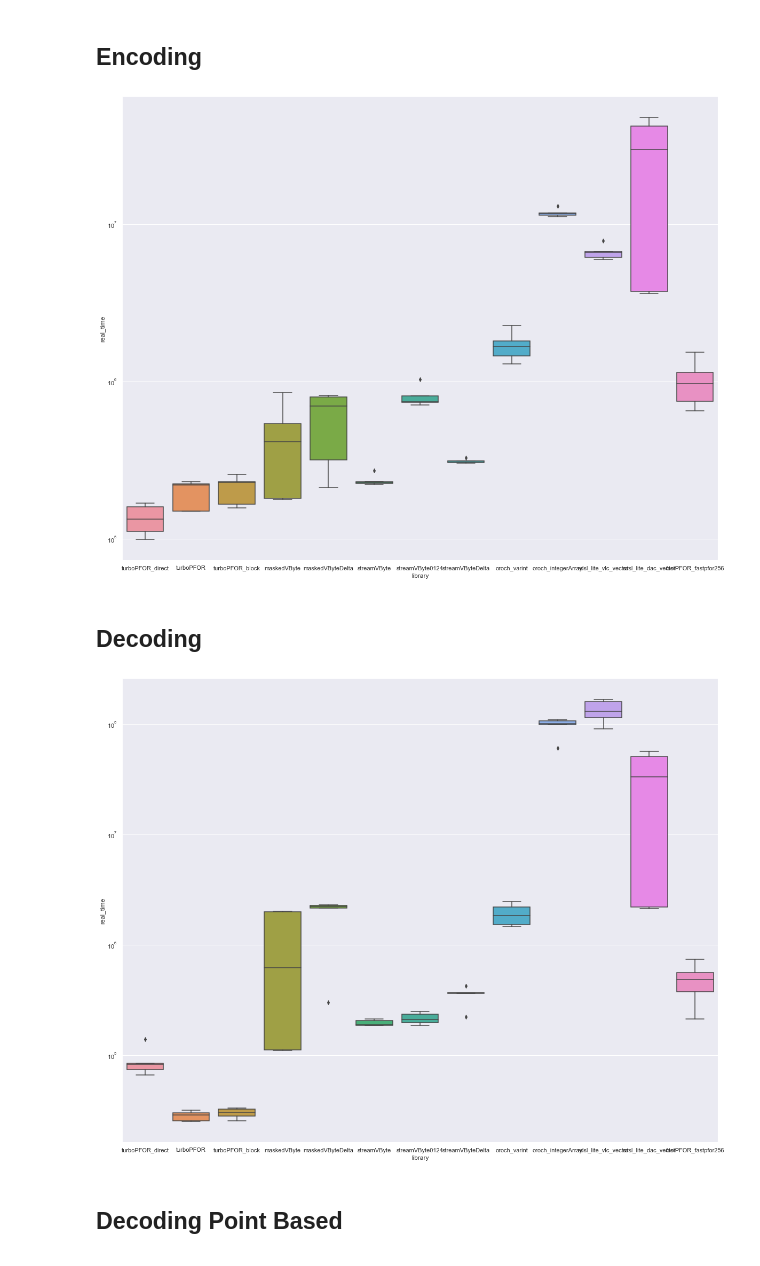
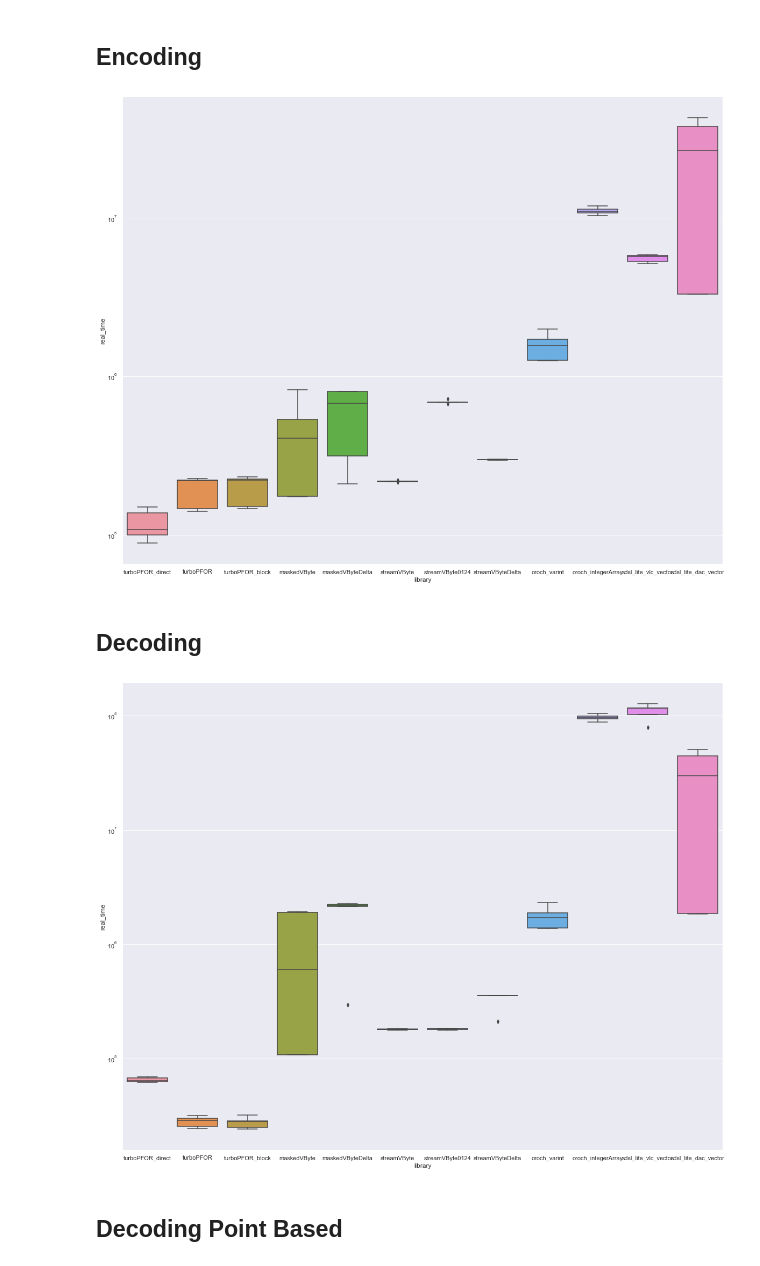
Before and after one commit to linuslh1996/column-compression, a Jupyter notebook: AnalyseBenchmarkResults.ipynb, the cells around one changed output. Cells and saved outputs as stored; diff of their text form; code cells hidden in the pictures.

```diff
--- a/AnalyseBenchmarkResults.ipynb
+++ b/AnalyseBenchmarkResults.ipynb
@@ -18,22 +18,25 @@ benchmark_speeds = benchmark_speeds.loc[~benchmark_speeds["name"].str.contains("
 benchmark_speeds["input_data"] = [name.split("get_with_")[1] for name in benchmark_speeds["name"]]
 benchmark_speeds["library"] = [name.split("/")[1].split("_benchmark")[0] for name in benchmark_speeds["name"]]
 benchmark_speeds["process_type"] = [name.split("_benchmark_")[1].split("_get")[0] for name in benchmark_speeds["name"]]
+
+filtered_fast_pfor_codecs: DataFrame = benchmark_speeds.loc[~(benchmark_speeds["library"].str.contains("fastPFOR"))]
+dataset_filtered: DataFrame = filtered_fast_pfor_codecs
 # %% [markdown]
 ## Encoding
 # %%
-encoding: DataFrame = benchmark_speeds.loc[benchmark_speeds["process_type"] == "encoding"]
+encoding: DataFrame = dataset_filtered.loc[dataset_filtered["process_type"] == "encoding"]
 plot: sns.boxplot = sns.boxplot(data=encoding, x="library", y="real_time")
 plot.set_yscale("log")
 # %% [output]
-[figure, old version]
+[figure, new version]
 # %% [markdown]
 ## Decoding
 # %%
-decoding: DataFrame = benchmark_speeds.loc[benchmark_speeds["process_type"] == "decoding"]
+decoding: DataFrame = dataset_filtered.loc[dataset_filtered["process_type"] == "decoding"]
 plot: sns.boxplot = sns.boxplot(data=decoding, x="library", y="real_time")
 plot.set_yscale("log")
 # %% [output]
-[figure, old version]
+[figure, new version]
 # %% [markdown]
 ## Decoding Point Based
 # %%
```
Also changed, not shown: parts of 2 cells of this notebook.
